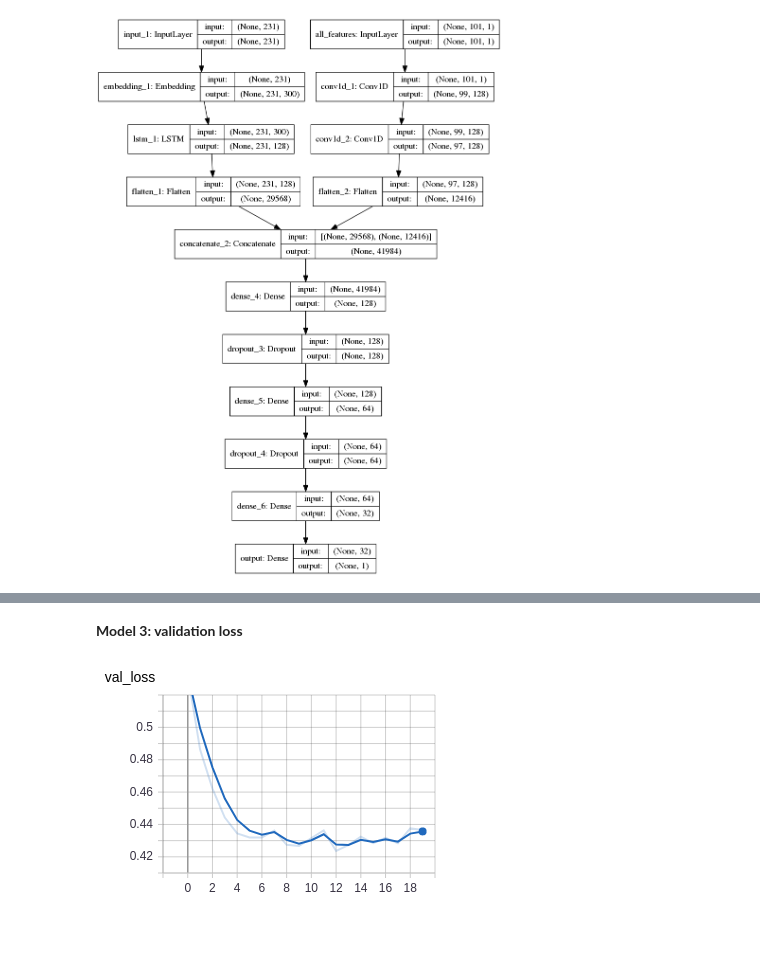
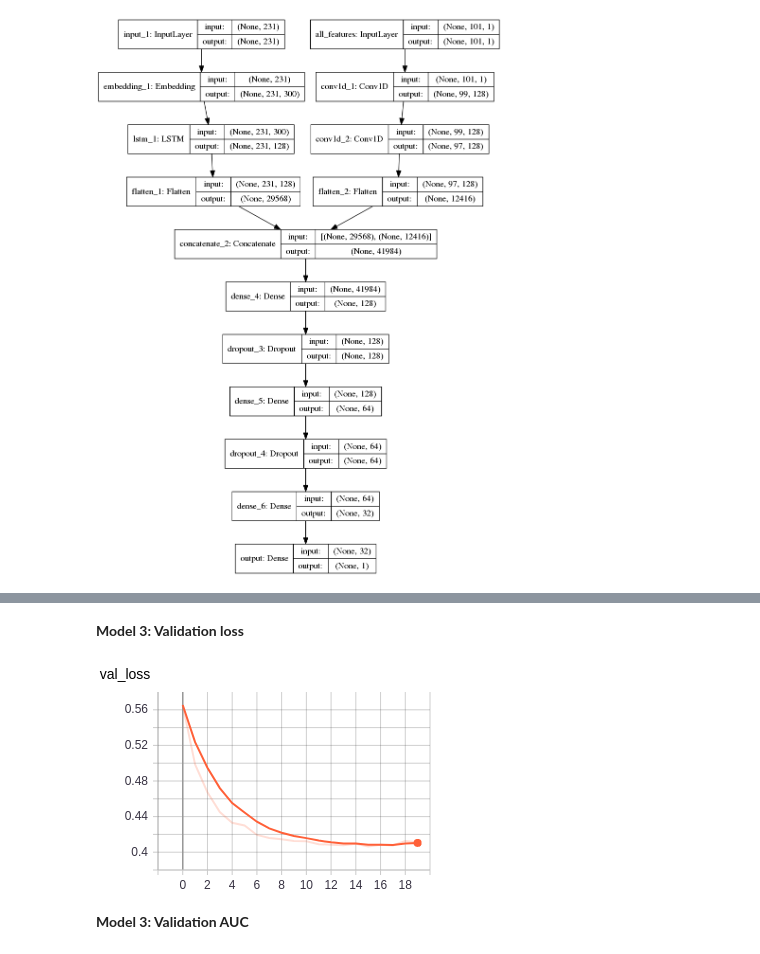
Before and after one commit to tanmay-kulkarni/my_projects, a Jupyter notebook: donors choose LSTM.ipynb, the cells around one changed output, grey strips where cells are left out. Drawn from its saved outputs; the diff is of its cells as text; code cells hidden in the pictures; blank space fills up the shorter version.

```diff
--- a/donors choose LSTM.ipynb
+++ b/donors choose LSTM.ipynb
@@ -1228,6 +1291,8 @@ Image('model_3_training_loss.png')
 # %% [markdown]
-**Model 3: validation loss**
+**Model 3: Validation loss**
 # %%
-Image('model_3_validation_loss.png')
+Image('./tensorboard pics/model_3_val_loss.png')
 # %% [output]
-[figure, old version]
+[figure, new version]
+# %% [markdown]
+**Model 3: Validation AUC**
```
Also changed, not shown: parts of 83 cells of this notebook.
